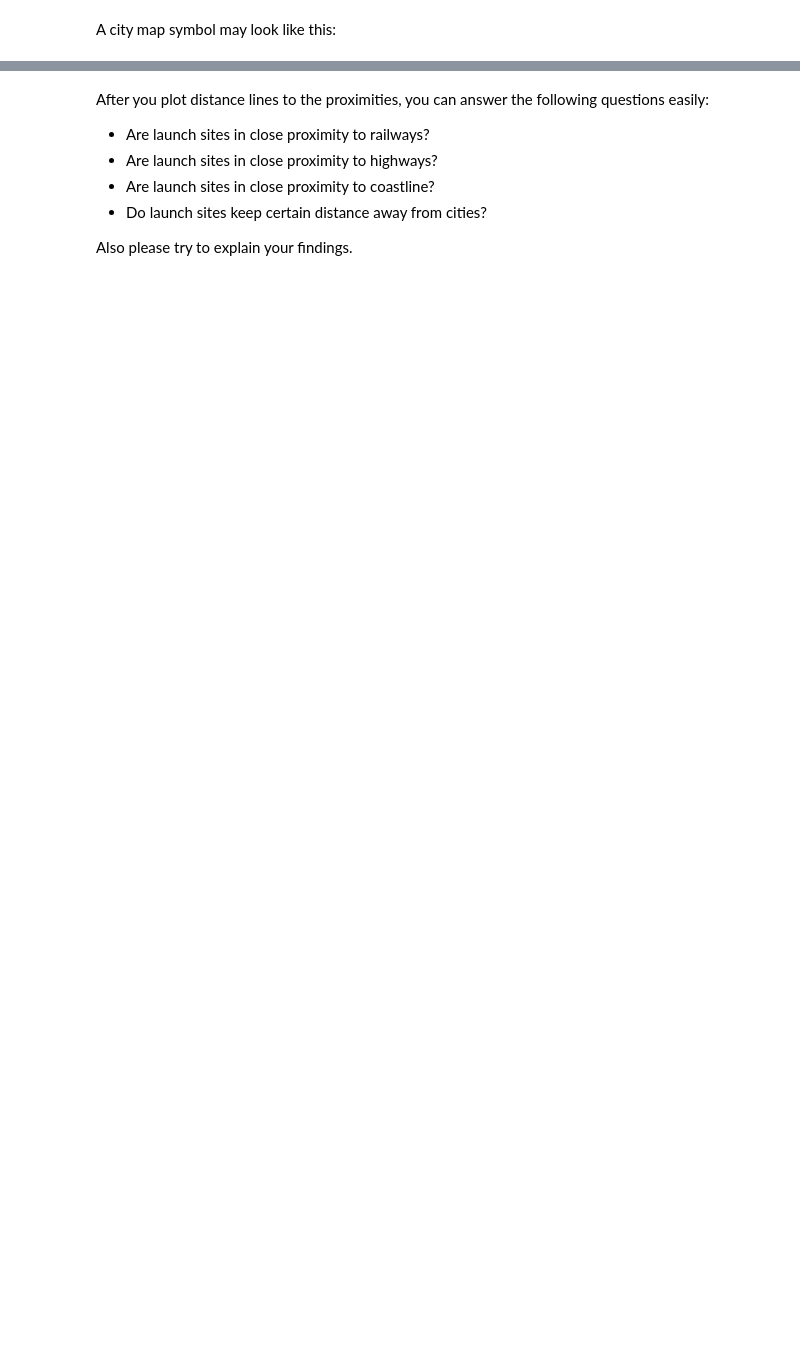
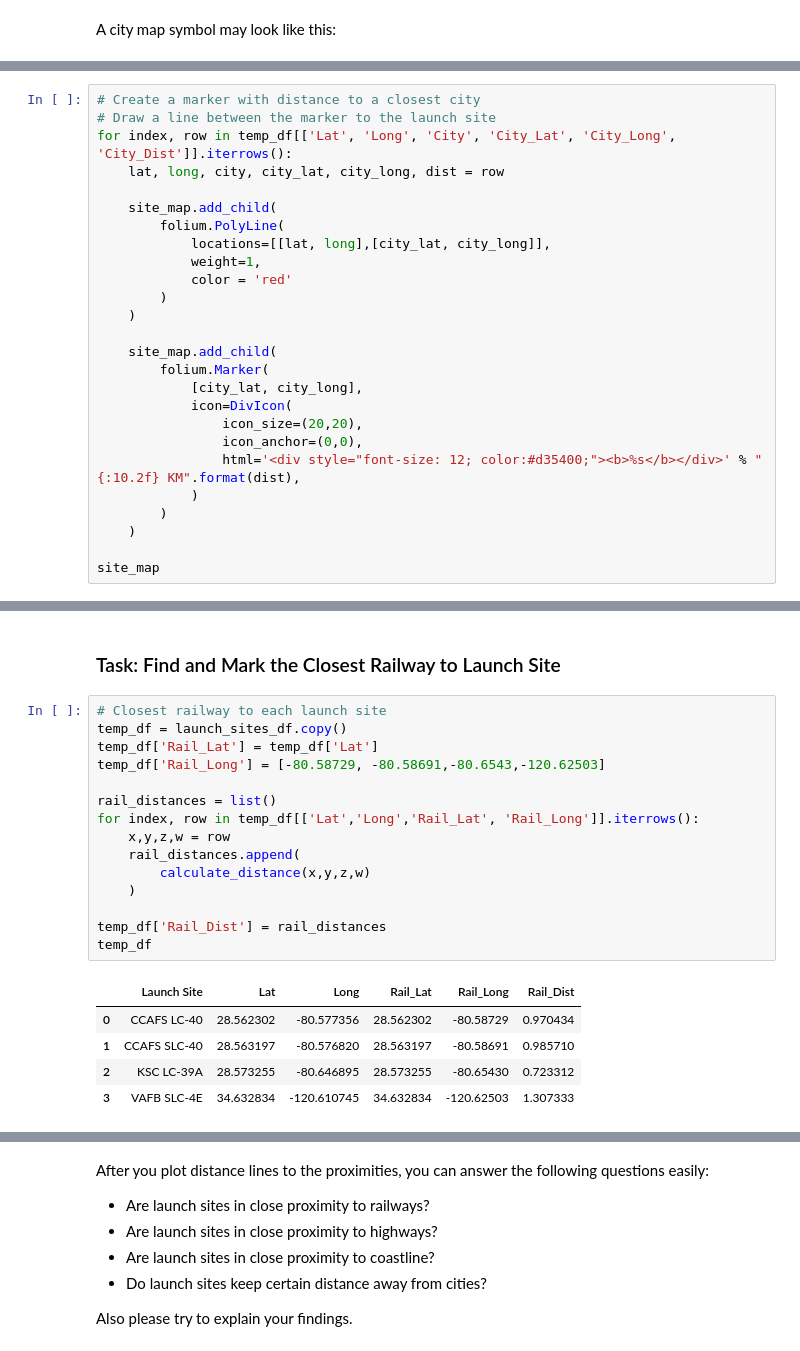
Before and after one commit to rsizem2/IBM-Data-Science-Capstone, a Jupyter notebook: notebooks/Lab 5 - Exploring Launch Sites with Folium.ipynb, the cells around one changed output, grey strips where cells are left out. Saved outputs shown, nothing was run; the diff lists cells and outputs as text; blank space fills up the shorter version.

```diff
--- a/notebooks/Lab 5 - Exploring Launch Sites with Folium.ipynb
+++ b/notebooks/Lab 5 - Exploring Launch Sites with Folium.ipynb
@@ -398,0 +418,26 @@ A city map symbol may look like this:
+# %%
+# Create a marker with distance to a closest city
+# Draw a line between the marker to the launch site
+for index, row in temp_df[['Lat', 'Long', 'City', 'City_Lat', 'City_Long', 'City_Dist']].iterrows():
+    lat, long, city, city_lat, city_long, dist = row
+
+    site_map.add_child(
+        folium.PolyLine(
+            locations=[[lat, long],[city_lat, city_long]],
+            weight=1,
+            color = 'red'
+        )
+    )
+
+    site_map.add_child(
+        folium.Marker(
+            [city_lat, city_long],
+            icon=DivIcon(
+                icon_size=(20,20),
+                icon_anchor=(0,0),
+                html='<div style="font-size: 12; color:#d35400;"><b>%s</b></div>' % "{:10.2f} KM".format(dist),
+            )
+        )
+    )
+
+site_map
@@ -398,0 +446,23 @@ A city map symbol may look like this:
+# %% [markdown]
+### Task: Find and Mark the Closest Railway to Launch Site
+# %%
+# Closest railway to each launch site
+temp_df = launch_sites_df.copy()
+temp_df['Rail_Lat'] = temp_df['Lat']
+temp_df['Rail_Long'] = [-80.58729, -80.58691,-80.6543,-120.62503]
+
+rail_distances = list()
+for index, row in temp_df[['Lat','Long','Rail_Lat', 'Rail_Long']].iterrows():
+    x,y,z,w = row
+    rail_distances.append(
+        calculate_distance(x,y,z,w)
+    )
+
+temp_df['Rail_Dist'] = rail_distances
+temp_df
+# %% [output]
+|  | Launch Site | Lat | Long | Rail_Lat | Rail_Long | Rail_Dist |
+| 0 | CCAFS LC-40 | 28.562302 | -80.577356 | 28.562302 | -80.58729 | 0.970434 |
+| 1 | CCAFS SLC-40 | 28.563197 | -80.576820 | 28.563197 | -80.58691 | 0.985710 |
+| 2 | KSC LC-39A | 28.573255 | -80.646895 | 28.573255 | -80.65430 | 0.723312 |
+| 3 | VAFB SLC-4E | 34.632834 | -120.610745 | 34.632834 | -120.62503 | 1.307333 |
```
Also changed, not shown: parts of 16 cells of this notebook, 3 other files.
